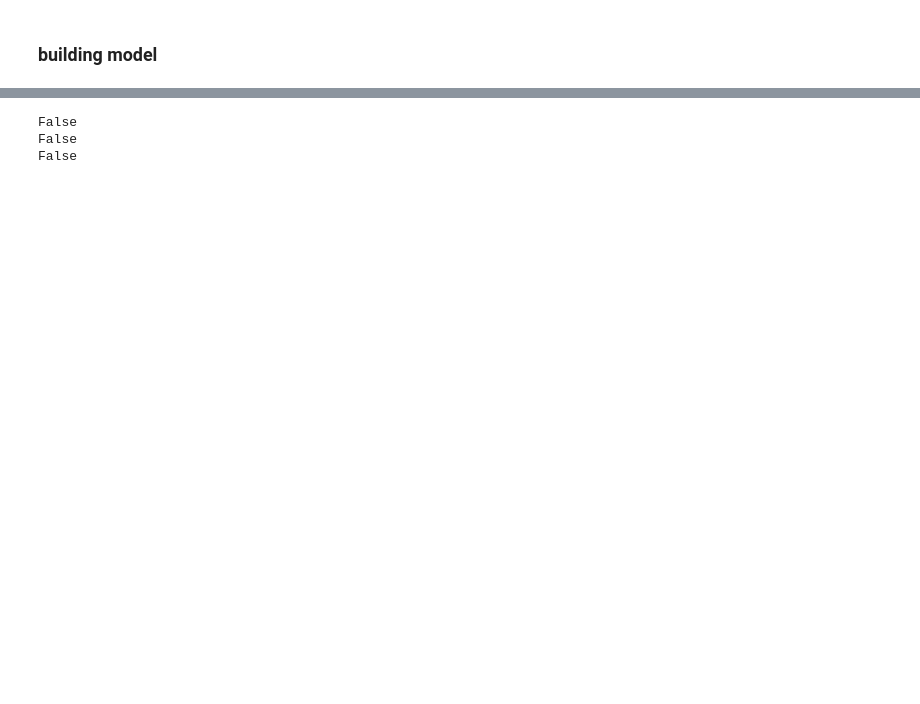
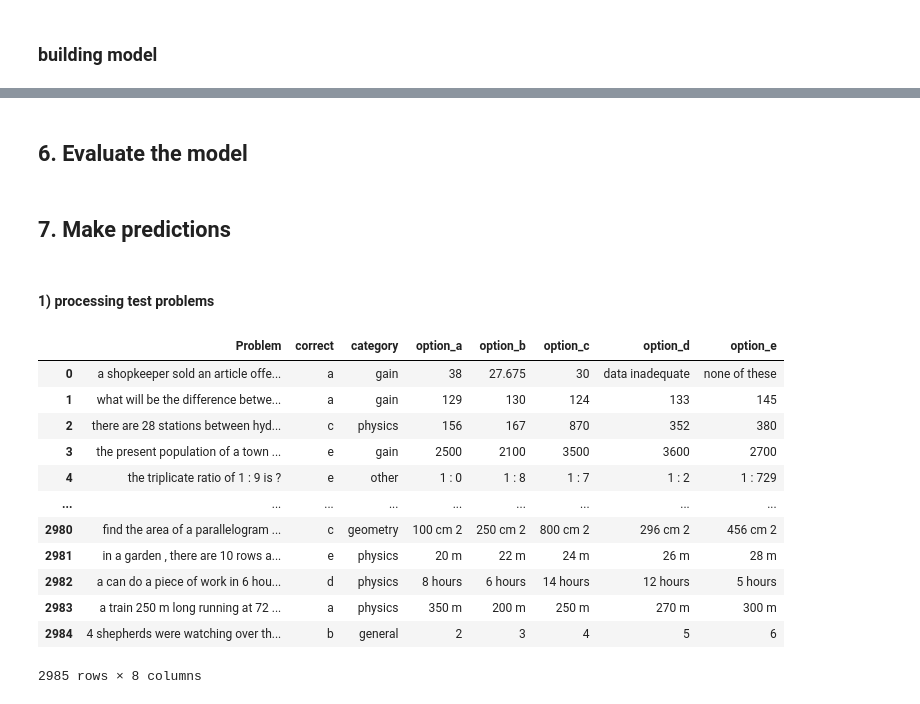
Before and after one commit to Liya-2/Project_MathQA, a Jupyter notebook: TextRegression_v2.ipynb, the cells around one changed output, grey strips where cells are left out. Drawn from its saved outputs; the diff is of its cells as text; code cells hidden in the pictures; blank space fills up the shorter version.

```diff
--- a/TextRegression_v2.ipynb
+++ b/TextRegression_v2.ipynb
@@ -597,10 +647,8 @@ m = model.fit(
-# %%
-print(np.any(np.isnan(x_train)))
-print(np.any(np.isnan(x_train_num)))
-print(np.any(np.isnan(y_train)))
-# %% [output]
-False
-False
-False
 # %%
 # del model
+# %% [markdown]
+## 6. Evaluate the model
+# %% [markdown]
+## 7. Make predictions
+# %% [markdown]
+#### 1) processing test problems
@@ -606,0 +668,18 @@ False
+# %%
+filepath = 'dataset/MathQA/test.json'
+test_df = get_data(filepath)
+test_df
+# %% [output]
+|  | Problem | correct | category | option_a | option_b | option_c | option_d | option_e |
+| 0 | a shopkeeper sold an article offe... | a | gain | 38 | 27.675 | 30 | data inadequate | none of these |
+| 1 | what will be the difference betwe... | a | gain | 129 | 130 | 124 | 133 | 145 |
+| 2 | there are 28 stations between hyd... | c | physics | 156 | 167 | 870 | 352 | 380 |
+| 3 | the present population of a town ... | e | gain | 2500 | 2100 | 3500 | 3600 | 2700 |
+| 4 | the triplicate ratio of 1 : 9 is ? | e | other | 1 : 0 | 1 : 8 | 1 : 7 | 1 : 2 | 1 : 729 |
+| ... | ... | ... | ... | ... | ... | ... | ... | ... |
+| 2980 | find the area of a parallelogram ... | c | geometry | 100 cm 2 | 250 cm 2 | 800 cm 2 | 296 cm 2 | 456 cm 2 |
+| 2981 | in a garden , there are 10 rows a... | e | physics | 20 m | 22 m | 24 m | 26 m | 28 m |
+| 2982 | a can do a piece of work in 6 hou... | d | physics | 8 hours | 6 hours | 14 hours | 12 hours | 5 hours |
+| 2983 | a train 250 m long running at 72 ... | a | physics | 350 m | 200 m | 250 m | 270 m | 300 m |
+| 2984 | 4 shepherds were watching over th... | b | general | 2 | 3 | 4 | 5 | 6 |
+2985 rows × 8 columns
```
Also changed, not shown: parts of 43 cells of this notebook.
